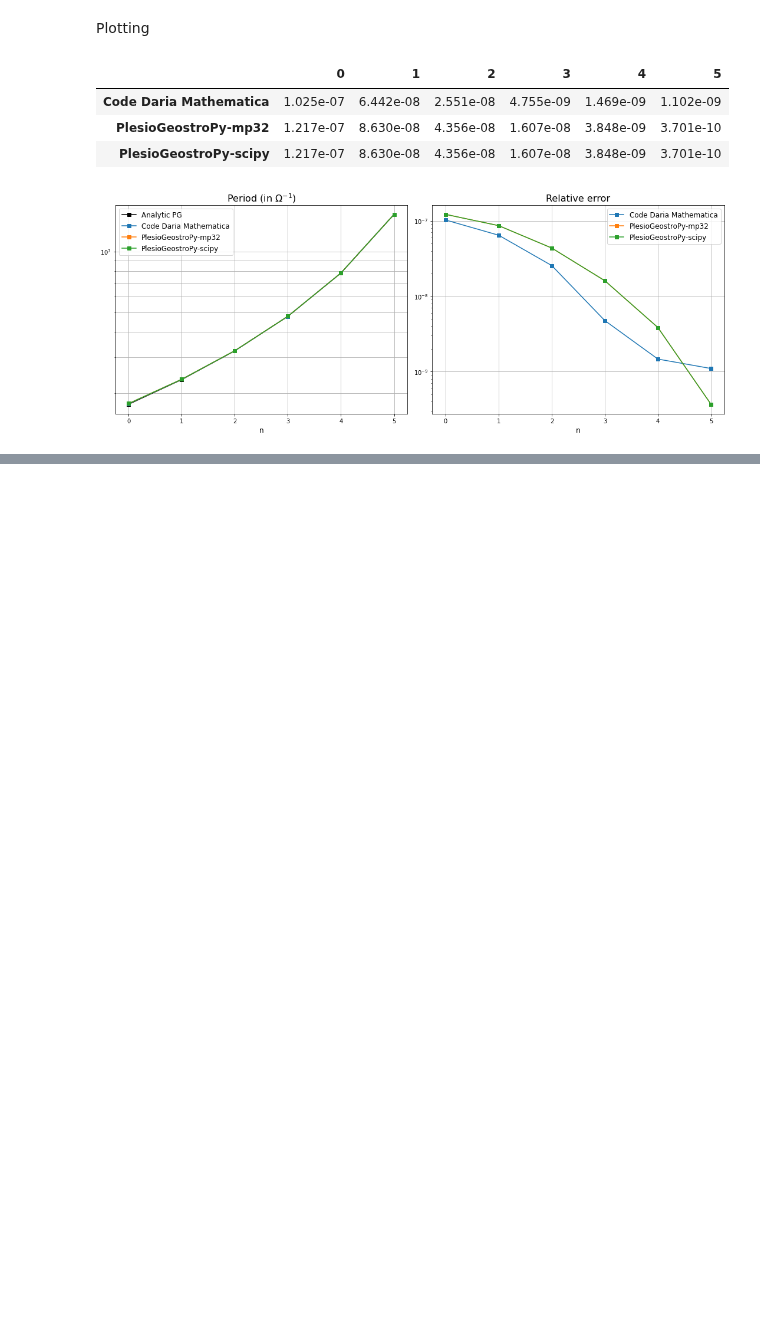
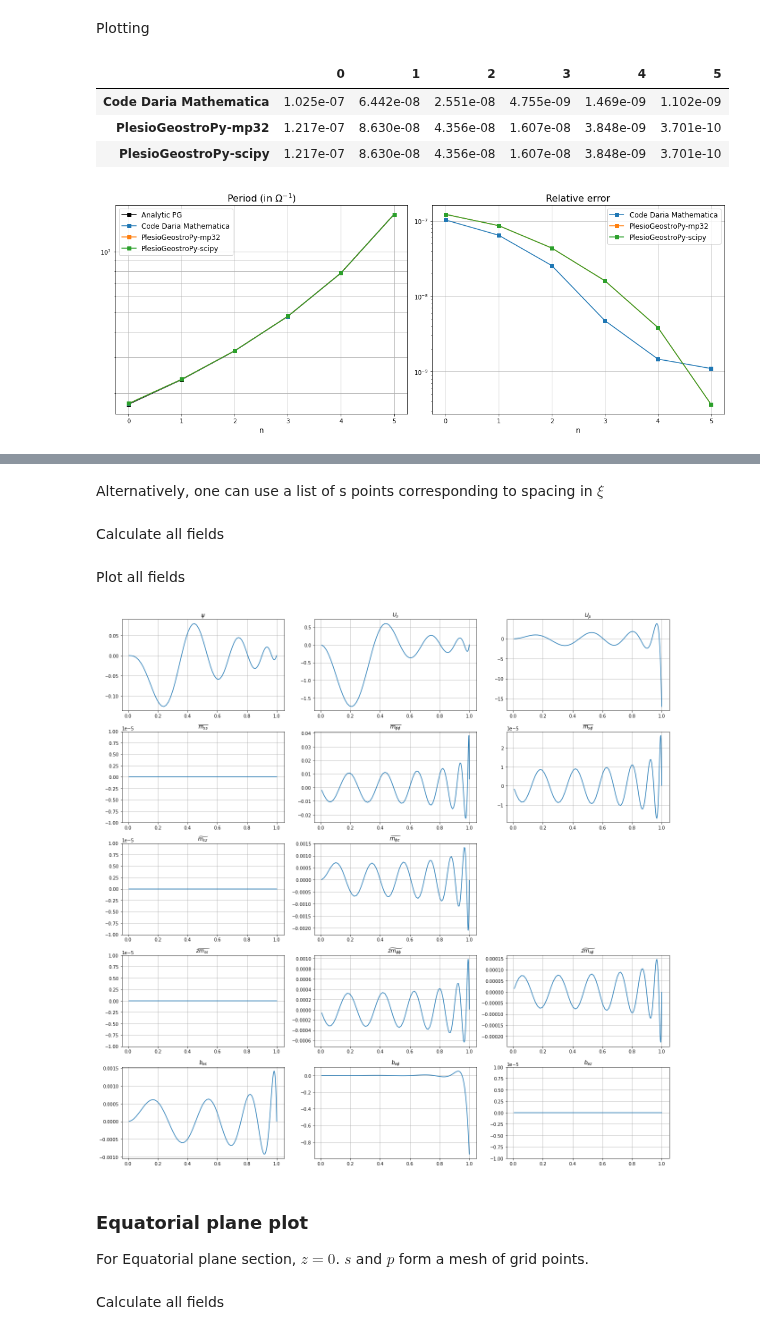
Before and after one commit to GentleMin/PlesioGeostroPy, a Jupyter notebook: EigenPost.ipynb, the cells around one changed output, grey strips where cells are left out. Cells and saved outputs as stored; diff of their text form; code cells hidden in the pictures; blank space fills up the shorter version.

```diff
--- a/EigenPost.ipynb
+++ b/EigenPost.ipynb
@@ -130,0 +232,57 @@ plt.show()
+# %%
+p_cst = np.pi/4
+z_cst = 0
+s_array = np.linspace(0, 1, num=100)
+# %% [markdown]
+Alternatively, one can use a list of s points corresponding to spacing in $\xi$
+# %%
+from scipy import special as specfun
+
+xi_array, _ = specfun.roots_chebyt(100)
+s_array = np.sqrt((1 + xi_array)/2)
+# %% [markdown]
+Calculate all fields
+# %%
+def calc_field_rad(fname, field_f):
+    S_mesh, N_mesh = np.meshgrid(s_array, field_nrange[fname], indexing='ij')
+    eval_tmp = field_f(S_mesh, p_cst, z_cst, N_mesh, *[vec for vec in eigvec])
+    eval_tmp[np.isnan(eval_tmp)] = 0.
+    return np.sum(eval_tmp, axis=-1)
+
+eigmode_eval = field_func.apply(calc_field_rad, inplace=False, metadata=True)
+# %% [markdown]
+Plot all fields
+# %%
+plot_fields = [["Psi", "U_s", "U_p"],
+               ["Mss", "Mpp", "Msp"],
+               ["Msz", "Mpz", None],
+               ["zMss", "zMpp", "zMsp"],
+               ["Bs_e", "Bp_e", "Bz_e"]]
+
+nrows, ncols = len(plot_fields), len(plot_fields[0])
+fig, axes = plt.subplots(nrows=nrows, ncols=ncols, figsize=(ncols*6, nrows*3.5))
+
+for i_r in range(nrows):
+    for i_c in range(ncols):
+        fname = plot_fields[i_r][i_c]
+        ax = axes[i_r][i_c]
+        if fname is None:
+            ax.remove()
+            continue
+        ax.plot(s_array, np.real(eigmode_eval[fname]))
+        if np.abs(np.real(eigmode_eval[fname])).max() < 1e-5:
+            ax.set_ylim([-1e-5, +1e-5])
+        if fname in core.pgvar._field_names:
+            ax.set_title(r'$%s$' % (core.pgvar_ptb[fname].name,))
+        else:
+            ax.set_title(r'$%s$' % (fname,))
+        ax.grid(True)
+
+plt.tight_layout()
+plt.show()
+# %% [output]
+[figure, added]
+# %% [markdown]
+### Equatorial plane plot
+
+For Equatorial plane section, $z=0$. $s$ and $p$ form a mesh of grid points.
@@ -130,0 +295,2 @@ plt.show()
+# %% [markdown]
+Calculate all fields
```
Also changed, not shown: parts of 29 cells of this notebook, 3 other files.
